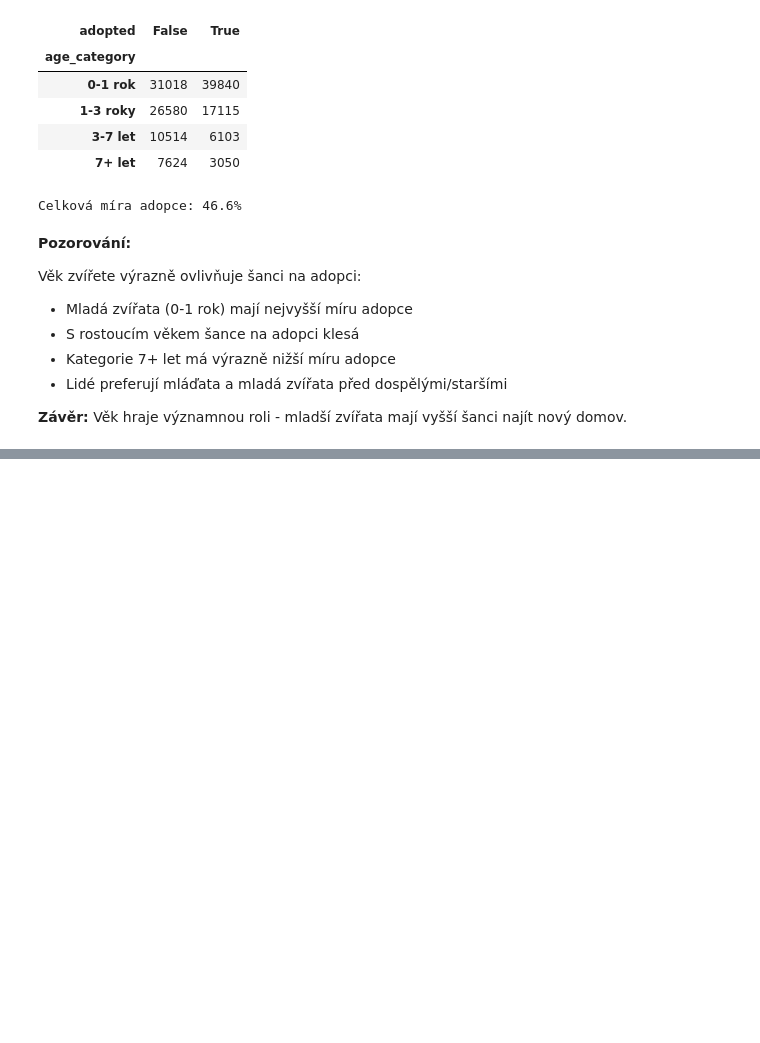
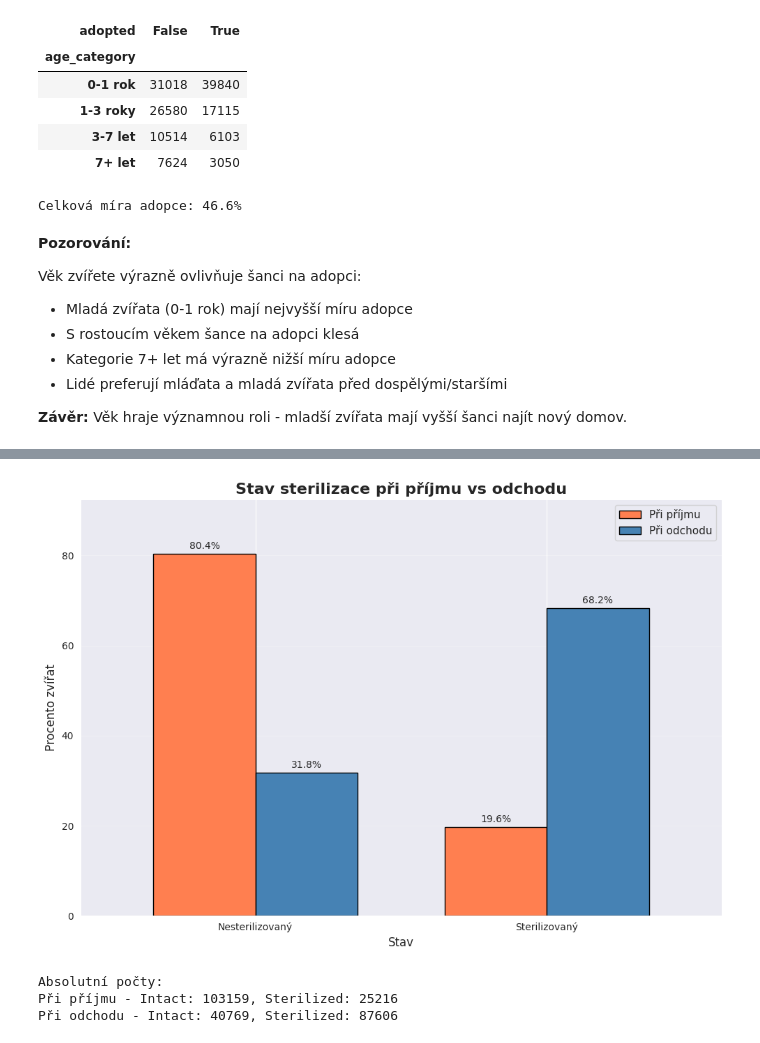
Before and after one commit to stasbebra2006/BI-VIZ, a Jupyter notebook: hms/hm01/01/hm01-prime.ipynb, the cells around one changed output, grey strips where cells are left out. Saved outputs shown, nothing was run; the diff lists cells and outputs as text; code cells hidden in the pictures; blank space fills up the shorter version.

```diff
--- a/hms/hm01/01/hm01-prime.ipynb
+++ b/hms/hm01/01/hm01-prime.ipynb
@@ -1019,0 +1152,67 @@ Věk zvířete výrazně ovlivňuje šanci na adopci:
+# %%
+# Sterilizace - porovnání při příjmu vs odchodu
+
+# Kategorizuj pohlaví na Intact (nesterilizovaný) vs Sterilized (sterilizovaný)
+def sterilization_status(sex):
+    if pd.isna(sex):
+        return 'Unknown'
+    sex = str(sex).lower()
+    if 'intact' in sex:
+        return 'Intact'
+    elif 'neutered' in sex or 'spayed' in sex:
+        return 'Sterilized'
+    else:
+        return 'Unknown'
+
+# Aplikuj na oba datasety
+merged['status_intake'] = merged['Sex upon Intake'].apply(sterilization_status)
+merged['status_outcome'] = merged['Sex upon Outcome'].apply(sterilization_status)
+
+# Spočítej proporce
+intake_counts = merged['status_intake'].value_counts(normalize=True) * 100
+outcome_counts = merged['status_outcome'].value_counts(normalize=True) * 100
+
+# Vytvoř DataFrame pro plotting
+comparison = pd.DataFrame({
+    'Při příjmu': intake_counts,
+    'Při odchodu': outcome_counts
+})
+
+# Vyfiltruj jen Intact a Sterilized (ne Unknown)
+comparison = comparison.loc[['Intact', 'Sterilized']]
+
+# Bar chart
+fig, ax = plt.subplots(figsize=(10, 7))
+
+comparison.plot(kind='bar', ax=ax, color=['coral', 'steelblue'],
+                edgecolor='black', width=0.7)
+
+# Přidej hodnoty nad sloupce
+for container in ax.containers:
+    ax.bar_label(container, fmt='%.1f%%', padding=3)
+
+ax.set_title('Stav sterilizace při příjmu vs odchodu', fontsize=16, fontweight='bold')
+ax.set_xlabel('Stav', fontsize=12)
+ax.set_ylabel('Procento zvířat', fontsize=12)
+ax.set_xticklabels(['Nesterilizovaný', 'Sterilizovaný'], rotation=0)
+ax.legend(title='', fontsize=11)
+ax.set_ylim(0, max(comparison.max()) * 1.15)
+
+# Mřížka
+ax.yaxis.grid(True, alpha=0.3)
+ax.set_axisbelow(True)
+
+plt.tight_layout()
+plt.show()
+
+# Absolutní čísla
+print("Absolutní počty:")
+print(f"Při příjmu - Intact: {(merged['status_intake'] == 'Intact').sum()}, "
+      f"Sterilized: {(merged['status_intake'] == 'Sterilized').sum()}")
+print(f"Při odchodu - Intact: {(merged['status_outcome'] == 'Intact').sum()}, "
+      f"Sterilized: {(merged['status_outcome'] == 'Sterilized').sum()}")
+# %% [output]
+[figure, added]
+Absolutní počty:
+Při příjmu - Intact: 103159, Sterilized: 25216
+Při odchodu - Intact: 40769, Sterilized: 87606
```
Also changed, not shown: parts of 9 cells of this notebook.
